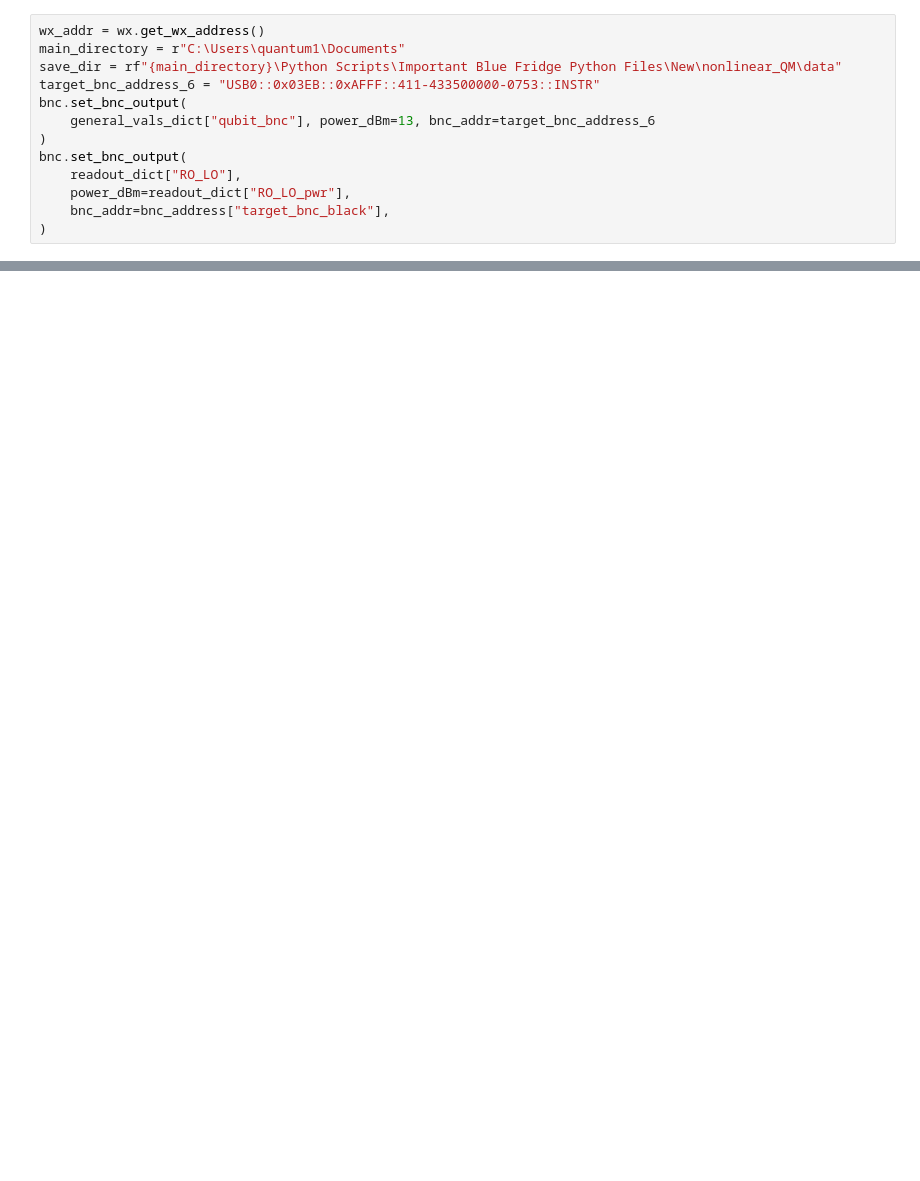
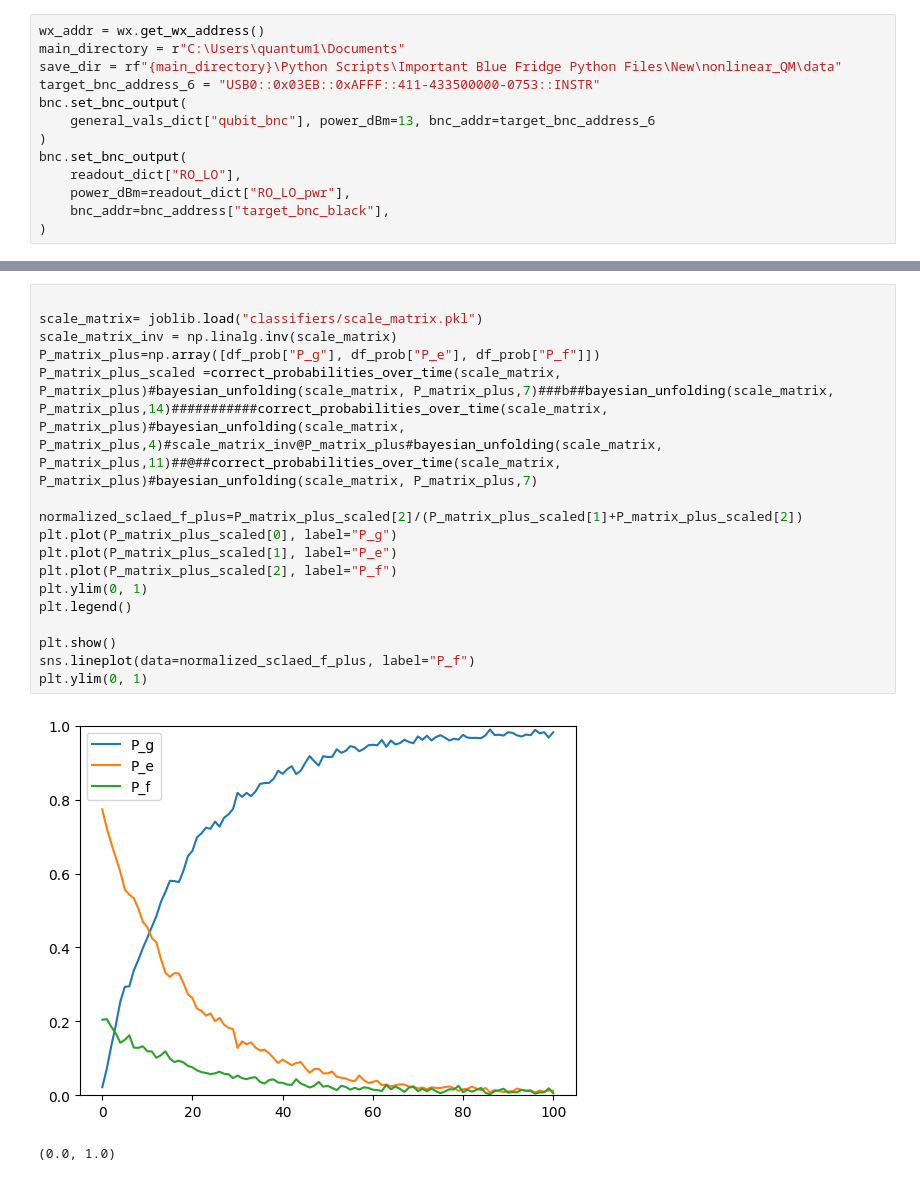
Before and after one commit to Katermurch/BlueFridgeNonLin, a Jupyter notebook: Hanh_echo.ipynb, the cells around one changed output, grey strips where cells are left out. Saved outputs shown, nothing was run; the diff lists cells and outputs as text; blank space fills up the shorter version.

```diff
--- a/Hanh_echo.ipynb
+++ b/Hanh_echo.ipynb
@@ -107,0 +190,20 @@ Transferred 3321888768 bytes (154741082.741982 bytes per sec)
+# %%
+
+scale_matrix= joblib.load("classifiers/scale_matrix.pkl")
+scale_matrix_inv = np.linalg.inv(scale_matrix)
+P_matrix_plus=np.array([df_prob["P_g"], df_prob["P_e"], df_prob["P_f"]])
+P_matrix_plus_scaled =correct_probabilities_over_time(scale_matrix, P_matrix_plus)#bayesian_unfolding(scale_matrix, P_matrix_plus,7)###b##bayesian_unfolding(scale_matrix, P_matrix_plus,14)###########correct_probabilities_over_time(scale_matrix, P_matrix_plus)#bayesian_unfolding(scale_matrix, P_matrix_plus,4)#scale_matrix_inv@P_matrix_plus#bayesian_unfolding(scale_matrix, P_matrix_plus,11)##@##correct_probabilities_over_time(scale_matrix, P_matrix_plus)#bayesian_unfolding(scale_matrix, P_matrix_plus,7)
+
+normalized_sclaed_f_plus=P_matrix_plus_scaled[2]/(P_matrix_plus_scaled[1]+P_matrix_plus_scaled[2])
+plt.plot(P_matrix_plus_scaled[0], label="P_g")
+plt.plot(P_matrix_plus_scaled[1], label="P_e")
+plt.plot(P_matrix_plus_scaled[2], label="P_f")
+plt.ylim(0, 1)
+plt.legend()
+
+plt.show()
+sns.lineplot(data=normalized_sclaed_f_plus, label="P_f")
+plt.ylim(0, 1)
+# %% [output]
+[figure, added]
+(0.0, 1.0)
```
Also changed, not shown: parts of 8 cells of this notebook, 8 other files.
